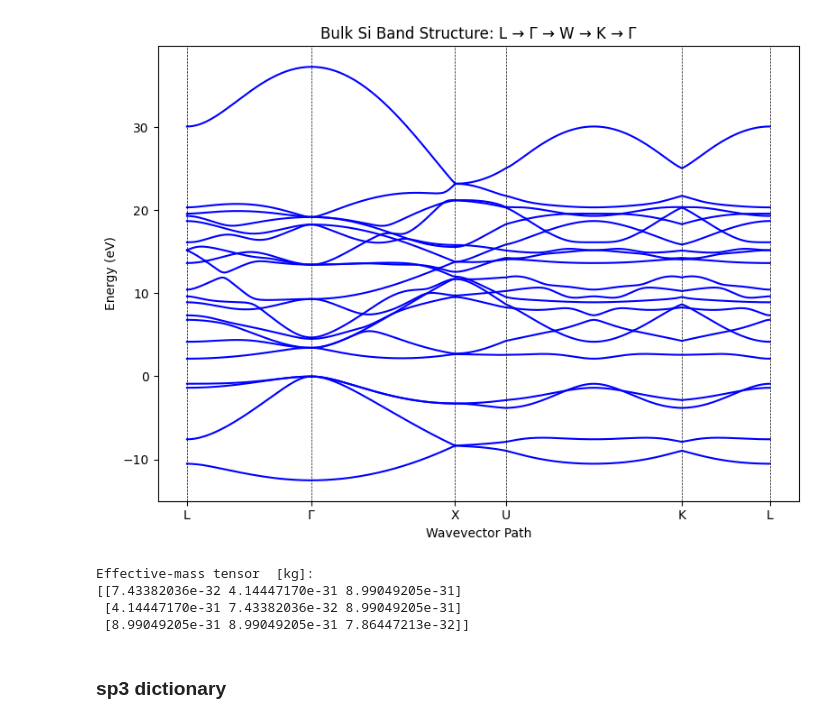
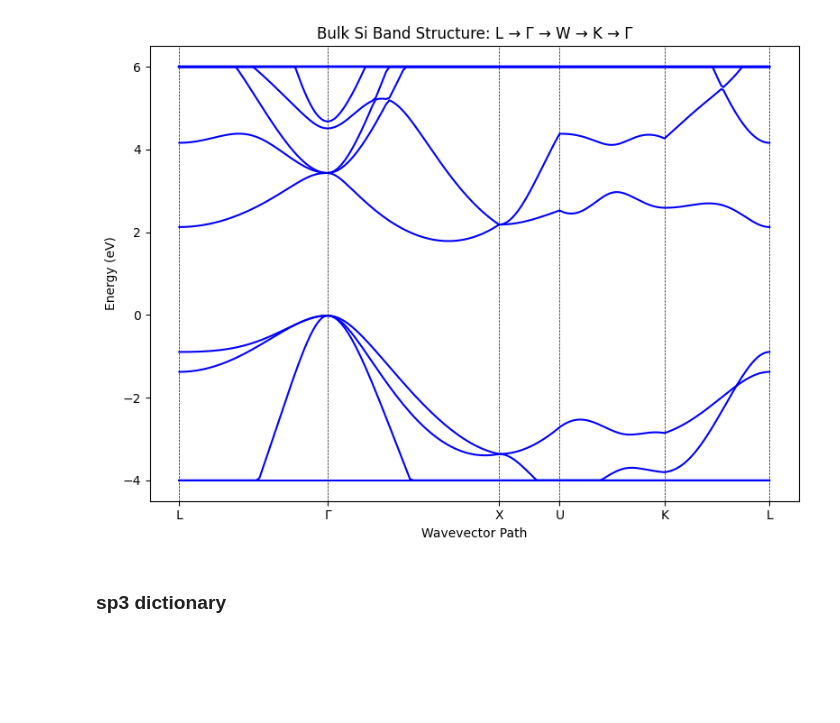
Before and after one commit to nandandiwan/transistorNEGF, a Jupyter notebook: src/silicon_bulk_tight_binding.ipynb, the cells around one changed output. Cells and saved outputs as stored; diff of their text form; code cells hidden in the pictures; blank space fills up the shorter version.

Commit message:
bulk tb changes

```diff
--- a/src/silicon_bulk_tight_binding.ipynb
+++ b/src/silicon_bulk_tight_binding.ipynb
@@ -387,24 +401,18 @@ import numpy as np
 import matplotlib.pyplot as plt
 
 # ===== High-Symmetry Points =====
-# Note: These points are typical for an FCC Brillouin zone.
-
-G =  2 * np.pi / a * np.array([0, 0, 0])
-L = 2 * np.pi / a *np.array([1/2, 1/2, 1/2])
-K = 2 * np.pi / a *np.array([3/4, 3/4, 0])
-X = 2 * np.pi / a *np.array([0, 0, 1])
-W = 2 * np.pi / a *np.array([1, 1/2, 0])
-U = 2 * np.pi / a *np.array([1/4, 1/4, 1])
 
 
-hs_points = [
-    ('L', 2 * np.pi / a * np.array([0.5, 0.5, 0.5])),
-    ('Γ', 2 * np.pi / a *np.array([0.0, 0.0, 0.0])),
-    ('X', X),
-    ('U', U),
-    ('K', K),
-    ('L',L)
-]
+G =np.array([0.0, 0.0, 0.0])
+L =  np.array([0.5, 0.5, 0.5])
+K = np.array([0.75,0.75,0.0])
+X = np.array([0, 1, 0])
+W = np.array([1.0, 0.5, 0.0])
+U = np.array([0.25  , 1, 0.25])
+
+hs_points = [('L',L), ('Γ',G), ('X',X), ('U',U), ('K',K), ('L',L)]
+
+
 
 def linpath(k_start, k_end, N):
     """Generate N points between k_start and k_end (excluding the endpoint)."""
@@ -427,7 +435,6 @@ for i in range(len(hs_points) - 1):
     label_end, k_end = hs_points[i+1]
     segment = linpath(k_start, k_end, num_points_per_segment)
 
-    # For each point in the segment, compute the cumulative distance.
     for k in segment:
         # Skip the first point of each segment to avoid duplicates (except for the very first segment)
         if np.allclose(k, k_points[-1]):
@@ -441,39 +448,44 @@ for i in range(len(hs_points) - 1):
     # (Make sure to include the final point of the segment)
     if not np.allclose(k_points[-1], k_end):
         k_points.append(k_end)
         delta = np.linalg.norm(k_end - k_points[-2])
         k_path_dist.append(k_path_dist[-1] + delta)
     hs_labels.append((label_end, k_path_dist[-1]))
 
-# ===== Compute the eigenvalues (bands) along the k-path =====
-# Here we assume that create_bulk_tight_binding returns an array of 8 eigenvalues.
-bands = []  # Will be a list of eigenvalue arrays
+
+bands = []
 
 for k in k_points:
+
     eigvals,H = create_bulk_tight_binding(k, a)
-    #print(H)
+
     bands.append(eigvals)
-bands = np.array(bands)  # shape: (num_k_points, 8)
+bands = np.array(bands)
+#only display correct range
+Emin, Emax = -4, 6.0
+bands = np.clip(bands, Emin, Emax)        # values outside range are clamped
+
+                   # <<< restrict y-axis
 
 # ===== Plot the Band Structure =====
 plt.figure(figsize=(8,6))
 num_bands = bands.shape[1]
 for band in range(num_bands):
     plt.plot(k_path_dist, bands[:, band], 'b-')
 
 # Mark the high-symmetry points on the plot.
 hs_positions = [dist for (label, dist) in hs_labels]
 hs_names = [label for (label, dist) in hs_labels]
 for pos in hs_positions:
     plt.axvline(x=pos, color='k', linestyle='--', linewidth=0.5)
 plt.xticks(hs_positions, hs_names)
 plt.xlabel("Wavevector Path")
 plt.ylabel("Energy (eV)")
 plt.title("Bulk Si Band Structure: L → Γ → W → K → Γ")
 plt.tight_layout()
 plt.show()
 # %% [output]
-[figure, old version]
+[figure, new version]
 # %%
 import numpy as np, math
 import scipy as spc
@@ -527,19 +539,6 @@ def eff_mass_bulk(klen=100, band=None):
     m_tensor = 1 / m_inv
 
     return m_tensor, H_eV_m2, (ix, iy, iz), band_E[ix, iy, iz]
-
-
-
-
-m_star, curv, k_min_idx, E0 = eff_mass_bulk(klen=25)
-
-print("\nEffective-mass tensor  [kg]:")
-print(m_star)
-# %% [output]
-Effective-mass tensor  [kg]:
-[[7.43382036e-32 4.14447170e-31 8.99049205e-31]
- [4.14447170e-31 7.43382036e-32 8.99049205e-31]
- [8.99049205e-31 8.99049205e-31 7.86447213e-32]]
 # %% [markdown]
 ### sp3 dictionary
 # %%
```
Also changed, not shown: parts of 2 cells of this notebook.
